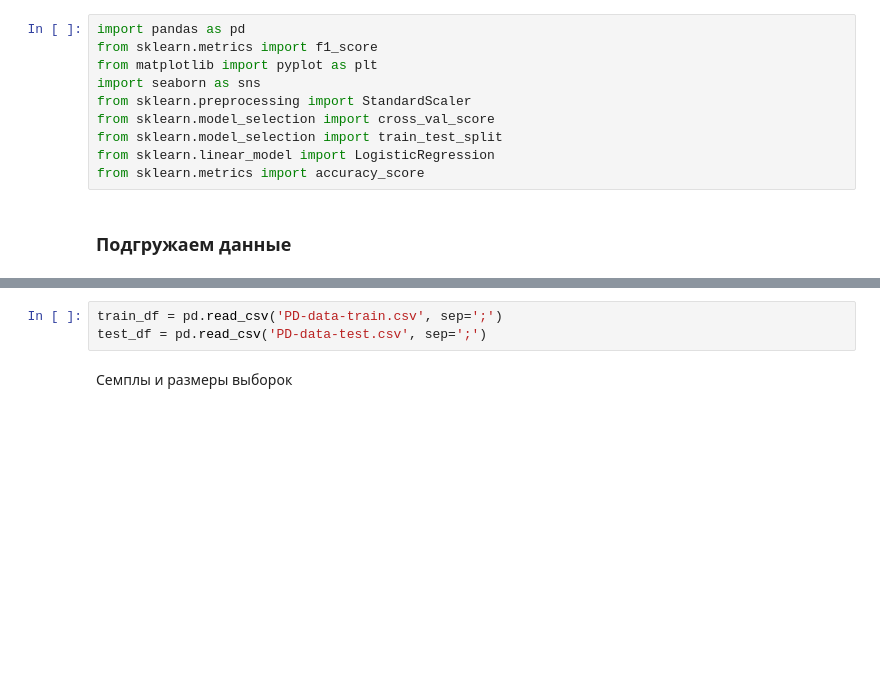
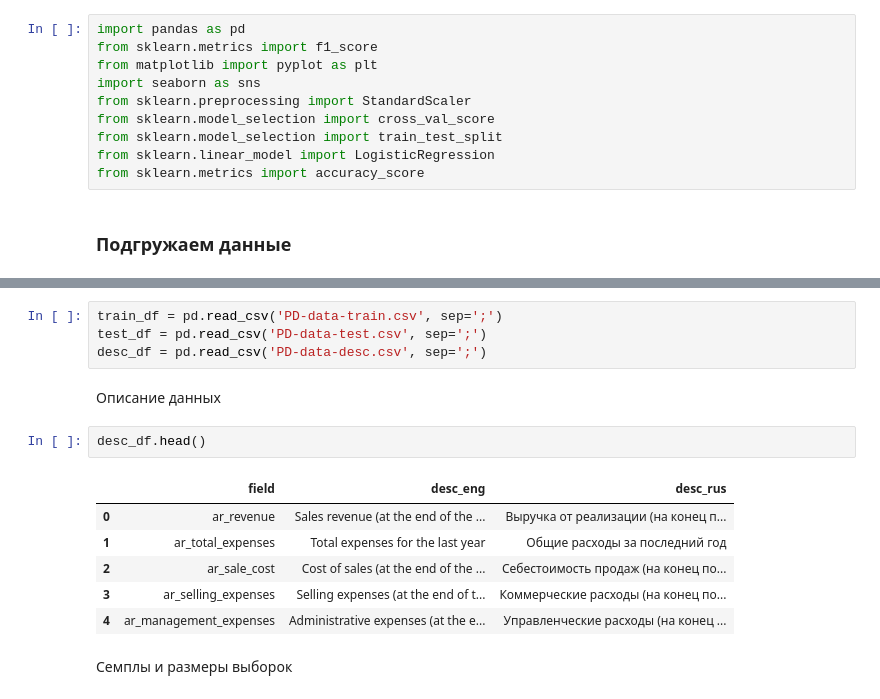
Before and after one commit to BKHV/risk_models, a Jupyter notebook: PD.ipynb, the cells around one changed output, grey strips where cells are left out. Cells and saved outputs as stored; diff of their text form; blank space fills up the shorter version.

```diff
--- a/PD.ipynb
+++ b/PD.ipynb
@@ -25,6 +27,18 @@ from sklearn.metrics import accuracy_score
 # %%
 train_df = pd.read_csv('PD-data-train.csv', sep=';')
 test_df = pd.read_csv('PD-data-test.csv', sep=';')
+desc_df = pd.read_csv('PD-data-desc.csv', sep=';')
+# %% [markdown]
+Описание данных
+# %%
+desc_df.head()
+# %% [output]
+|  | field | desc_eng | desc_rus |
+| 0 | ar_revenue | Sales revenue (at the end of the ... | Выручка от реализации (на конец п... |
+| 1 | ar_total_expenses | Total expenses for the last year | Общие расходы за последний год |
+| 2 | ar_sale_cost | Cost of sales (at the end of the ... | Себестоимость продаж (на конец по... |
+| 3 | ar_selling_expenses | Selling expenses (at the end of t... | Коммерческие расходы (на конец по... |
+| 4 | ar_management_expenses | Administrative expenses (at the e... | Управленческие расходы (на конец ... |
 # %% [markdown]
 Семплы и размеры выборок
 # %%
```
Also changed, not shown: parts of 1 cell of this notebook.
